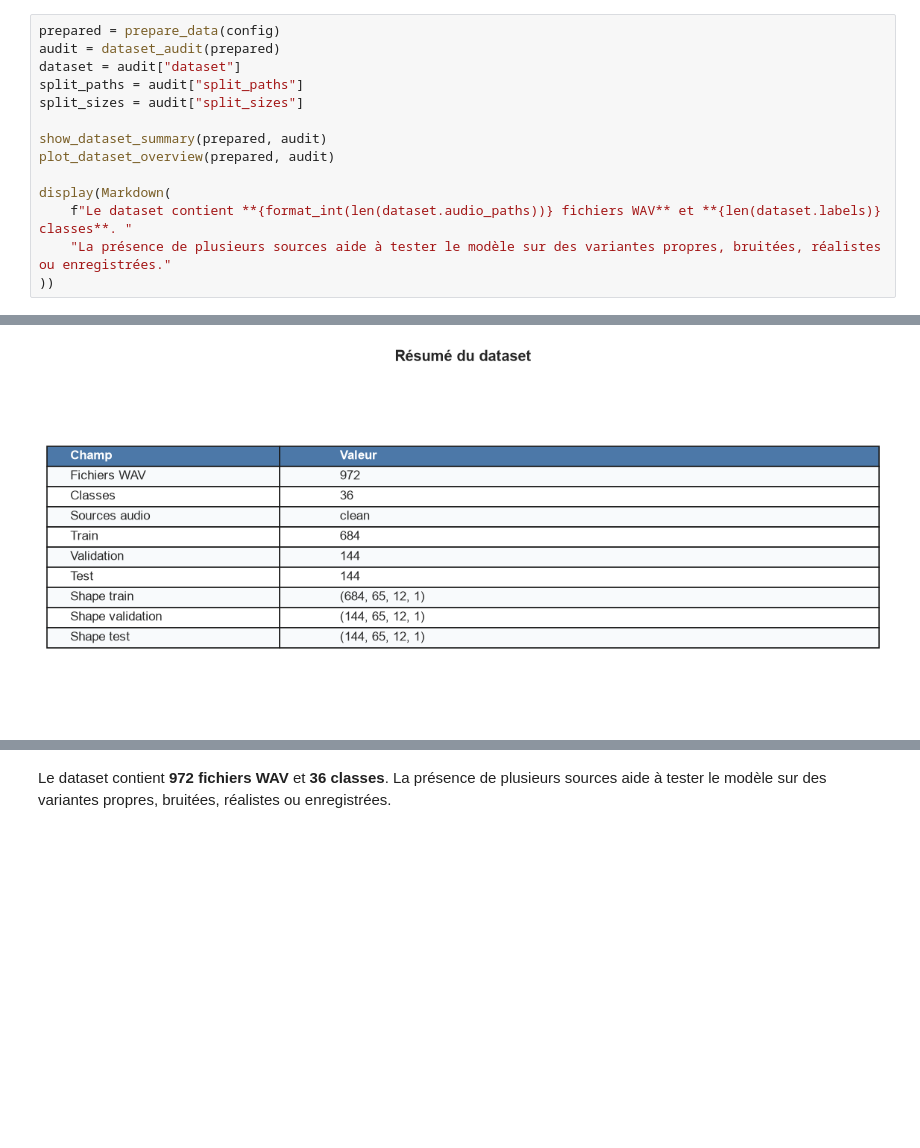
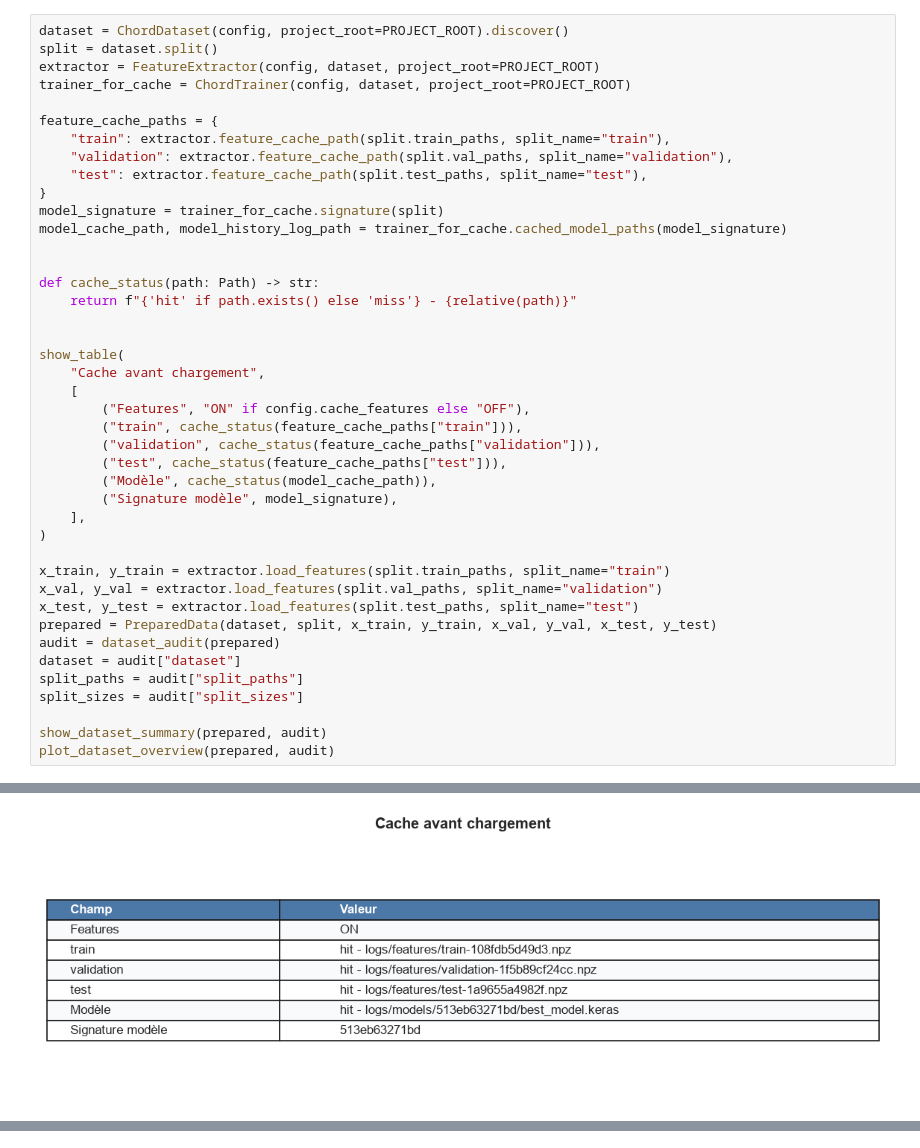
Before and after one commit to dev-gasy/musica, a Jupyter notebook: musica.ipynb, the cells around one changed output, grey strips where cells are left out. Saved outputs shown, nothing was run; the diff lists cells and outputs as text; blank space fills up the shorter version.

Commit message:
format

```diff
--- a/musica.ipynb
+++ b/musica.ipynb
@@ -155,5 +166,38 @@ La préparation découvre les WAV, crée les splits stratifiés et charge les fe
 # %%
-prepared = prepare_data(config)
+dataset = ChordDataset(config, project_root=PROJECT_ROOT).discover()
+split = dataset.split()
+extractor = FeatureExtractor(config, dataset, project_root=PROJECT_ROOT)
+trainer_for_cache = ChordTrainer(config, dataset, project_root=PROJECT_ROOT)
+
+feature_cache_paths = {
+    "train": extractor.feature_cache_path(split.train_paths, split_name="train"),
+    "validation": extractor.feature_cache_path(split.val_paths, split_name="validation"),
+    "test": extractor.feature_cache_path(split.test_paths, split_name="test"),
+}
+model_signature = trainer_for_cache.signature(split)
+model_cache_path, model_history_log_path = trainer_for_cache.cached_model_paths(model_signature)
+
+
+def cache_status(path: Path) -> str:
+    return f"{'hit' if path.exists() else 'miss'} - {relative(path)}"
+
+
+show_table(
+    "Cache avant chargement",
+    [
+        ("Features", "ON" if config.cache_features else "OFF"),
+        ("train", cache_status(feature_cache_paths["train"])),
+        ("validation", cache_status(feature_cache_paths["validation"])),
+        ("test", cache_status(feature_cache_paths["test"])),
+        ("Modèle", cache_status(model_cache_path)),
+        ("Signature modèle", model_signature),
+    ],
+)
+
+x_train, y_train = extractor.load_features(split.train_paths, split_name="train")
+x_val, y_val = extractor.load_features(split.val_paths, split_name="validation")
+x_test, y_test = extractor.load_features(split.test_paths, split_name="test")
+prepared = PreparedData(dataset, split, x_train, y_train, x_val, y_val, x_test, y_test)
 audit = dataset_audit(prepared)
 dataset = audit["dataset"]
 split_paths = audit["split_paths"]
@@ -161,9 +205,4 @@ split_sizes = audit["split_sizes"]
 
 show_dataset_summary(prepared, audit)
 plot_dataset_overview(prepared, audit)
-
-display(Markdown(
-    f"Le dataset contient **{format_int(len(dataset.audio_paths))} fichiers WAV** et **{len(dataset.labels)} classes**. "
-    "La présence de plusieurs sources aide à tester le modèle sur des variantes propres, bruitées, réalistes ou enregistrées."
-))
 # %% [output]
@@ -182 +214 @@ display(Markdown(
-[figure, old version]
+[figure, new version]
@@ -184 +218,0 @@ display(Markdown(
-Le dataset contient **972 fichiers WAV** et **36 classes**. La présence de plusieurs sources aide à tester le modèle sur des variantes propres, bruitées, réalistes ou enregistrées.
```
Also changed, not shown: parts of 28 cells of this notebook, 14 other files.
